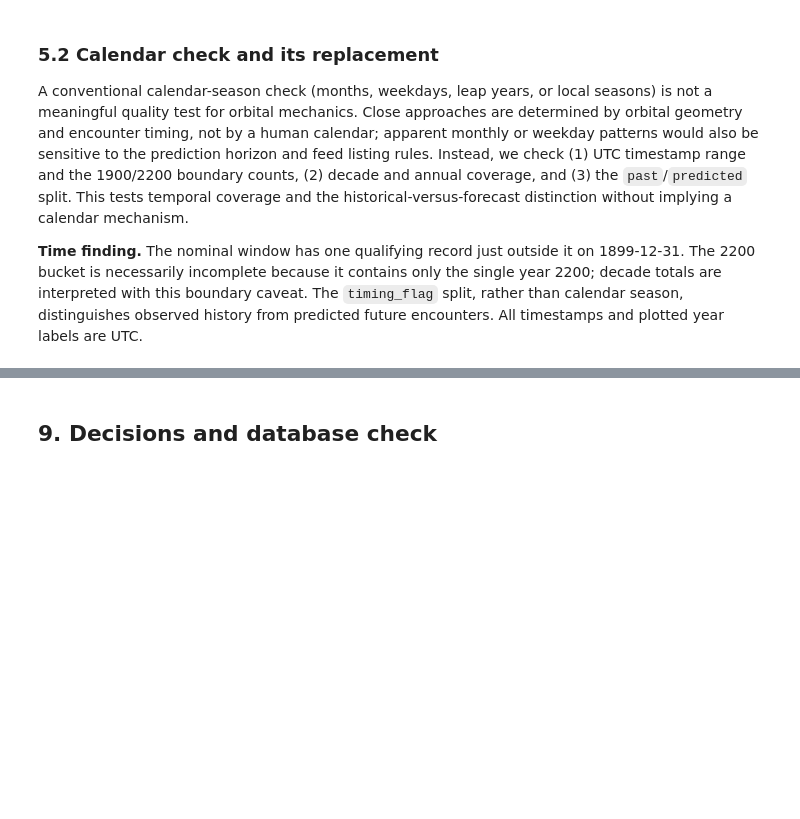
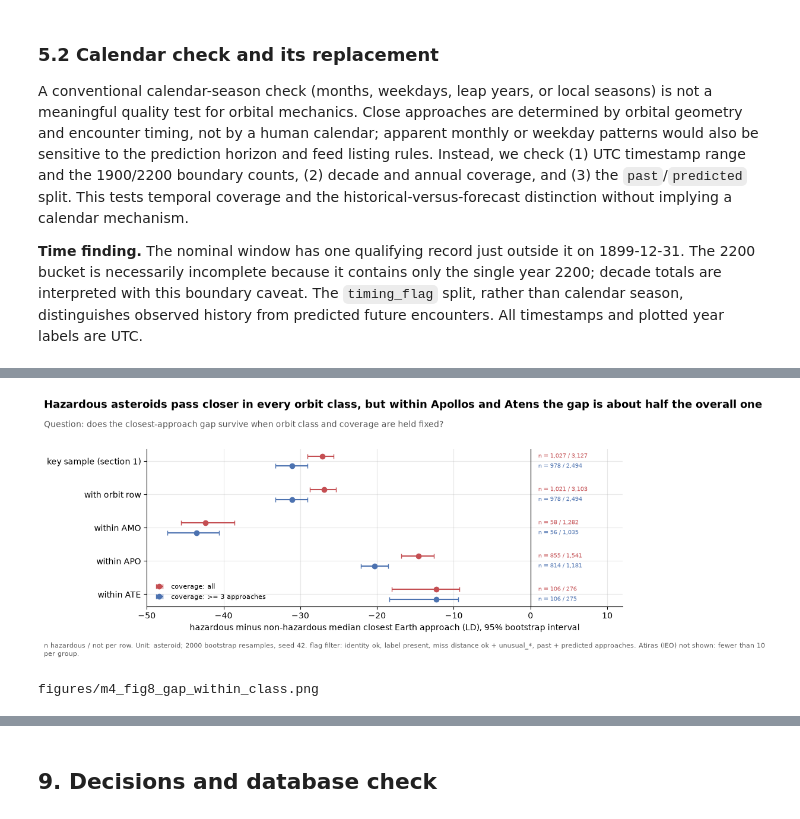
Before and after one commit to eliffshnn/nasa-data-pipeline, a Jupyter notebook: notebooks/m4_eda.ipynb, the cells around one changed output, grey strips where cells are left out. Cells and saved outputs as stored; diff of their text form; code cells hidden in the pictures; blank space fills up the shorter version.

```diff
--- a/notebooks/m4_eda.ipynb
+++ b/notebooks/m4_eda.ipynb
@@ -560,0 +565,10 @@ A conventional calendar-season check (months, weekdays, leap years, or local sea
+# %%
+profile_sql = load_query("asteroid_orbit_profile")
+prof = query(con, profile_sql, KEY_FILTER)
+prof["closest_ld"] = prof["closest_km"] / LD_KM
+missing = set(clean.asteroid_key) - set(prof.asteroid_key)
+print(f"profile: n = {len(prof):,} asteroids ({(prof.hazardous == 1).sum():,} hazardous, {(prof.hazardous == 0).sum():,} not) | "
+      f"{KEY_FILTER_TEXT}; orbit e, i, a present")
+print(f"in the key sample but not here: {len(missing)} asteroids (no orbit row in orbit_clean)")
+print(f"orbit class: NASA orbit_class_type vs class recomputed with a and e: {(prof.orbit_class != prof.derived_class).sum()} mismatches")
+pd.crosstab(prof.orbit_class, prof.hazardous.map(names).rename("label"), margins=True, margins_name="total")
@@ -560,0 +810,28 @@ A conventional calendar-season check (months, weekdays, leap years, or local sea
+# %%
+fig, ax = plt.subplots(figsize=(10, 4.4))
+subsets = list(dict.fromkeys(gaps.subset))
+y = np.arange(len(subsets))
+for k, (coverage, col) in enumerate(zip(gaps.coverage.unique(), ("#C44E52", "#4C72B0"))):
+    g = gaps[gaps.coverage == coverage].set_index("subset").reindex(subsets)
+    yy = y + (k - 0.5) * 0.3
+    ax.errorbar(g["difference (LD)"], yy, xerr=[g["difference (LD)"] - g["95% CI low"], g["95% CI high"] - g["difference (LD)"]],
+                fmt="o", color=col, capsize=3, label=f"coverage: {coverage}")
+    for v, n1, n0, yv in zip(g["difference (LD)"], g["n hazardous"], g["n not"], yy):
+        if pd.notna(v):
+            ax.text(1.0, yv, f"n = {int(n1):,} / {int(n0):,}", va="center", fontsize=7, color=col)
+ax.axvline(0, color="0.3", lw=1)
+ax.set_yticks(y, subsets)
+ax.invert_yaxis()
+ax.set_xlim(-50, 12)
+ax.set_xlabel("hazardous minus non-hazardous median closest Earth approach (LD), 95% bootstrap interval")
+ax.legend(loc="lower left", fontsize=8)
+path = finish(fig, "m4_fig8_gap_within_class",
+              "Hazardous asteroids pass closer in every orbit class, but within Apollos and Atens the gap is about half the overall one",
+              "Question: does the closest-approach gap survive when orbit class and coverage are held fixed?",
+              f"n hazardous / not per row. Unit: asteroid; {N_BOOT} bootstrap resamples, seed {SEED}. {KEY_FILTER_TEXT}. "
+              f"Atiras (IEO) not shown: fewer than {MIN_CLASS_N} per group.")
+plt.show()
+print(path.relative_to(ROOT))
+# %% [output]
+[figure, added]
+figures/m4_fig8_gap_within_class.png
```
Also changed, not shown: parts of 25 cells of this notebook, 8 other files.
